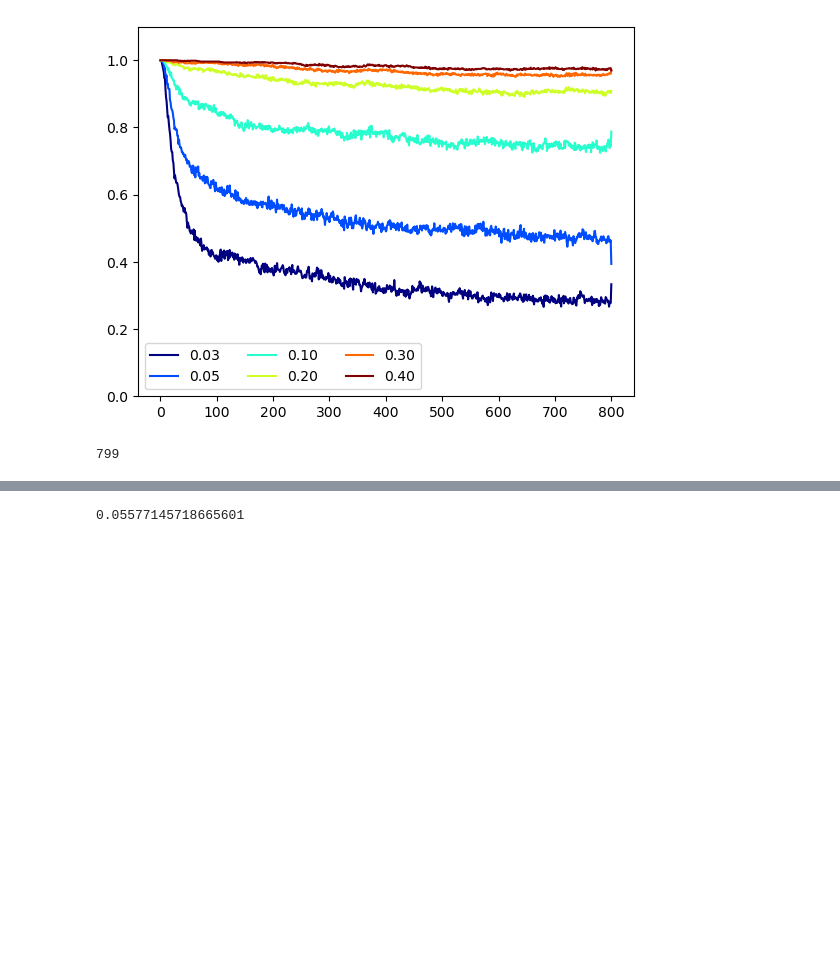
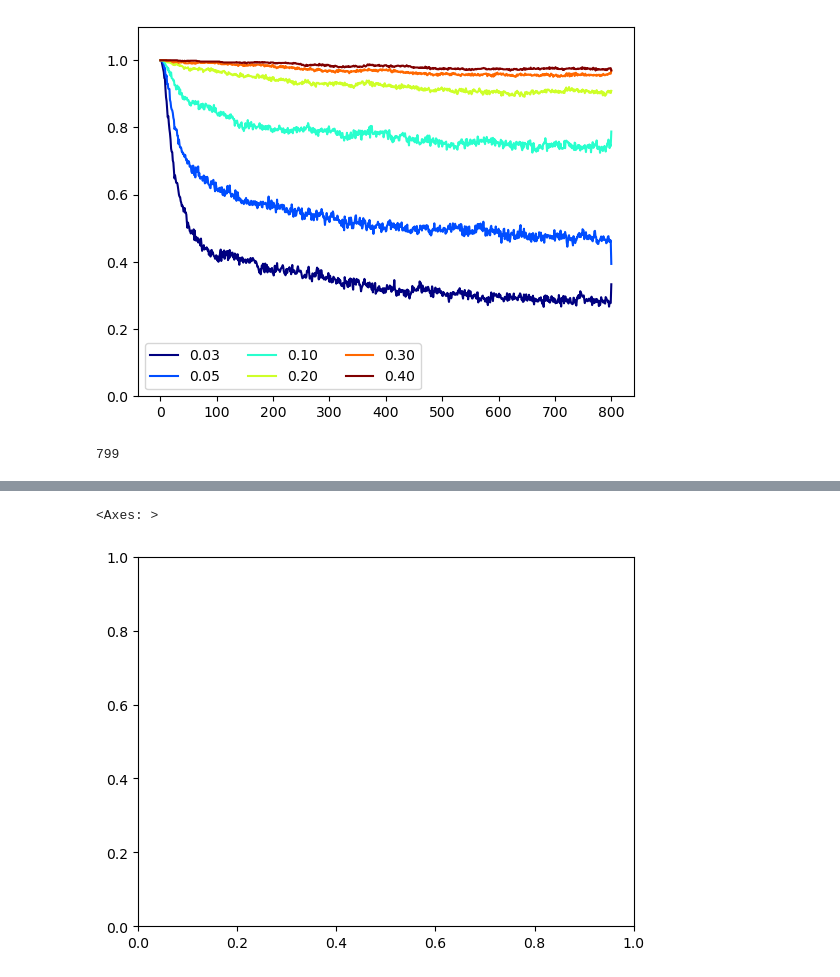
Before and after one commit to giorginolab/sh2-som, a Jupyter notebook: 2-survival-plots.ipynb, the cells around one changed output, grey strips where cells are left out. Cells and saved outputs as stored; diff of their text form; code cells hidden in the pictures; blank space fills up the shorter version.

```diff
--- a/2-survival-plots.ipynb
+++ b/2-survival-plots.ipynb
@@ -189,3 +212,5 @@ import scipy
 # %%
+plt.axes()
 # %% [output]
-0.05577145718665601
+<Axes: >
+[figure, added]
```
Also changed, not shown: parts of 5 cells of this notebook.
